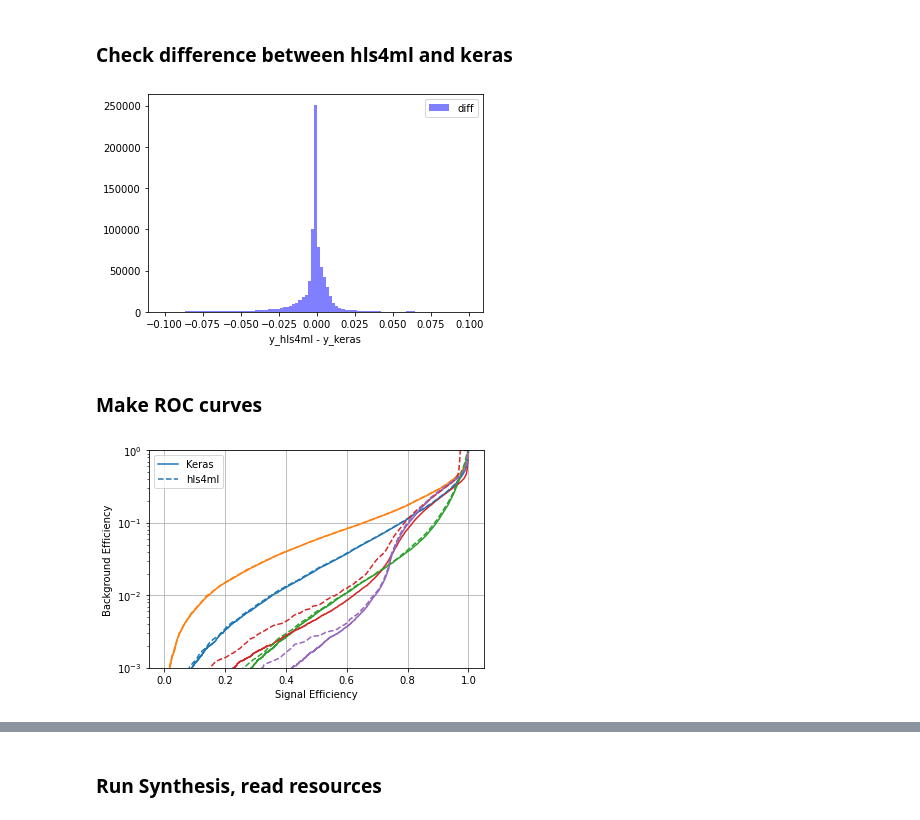
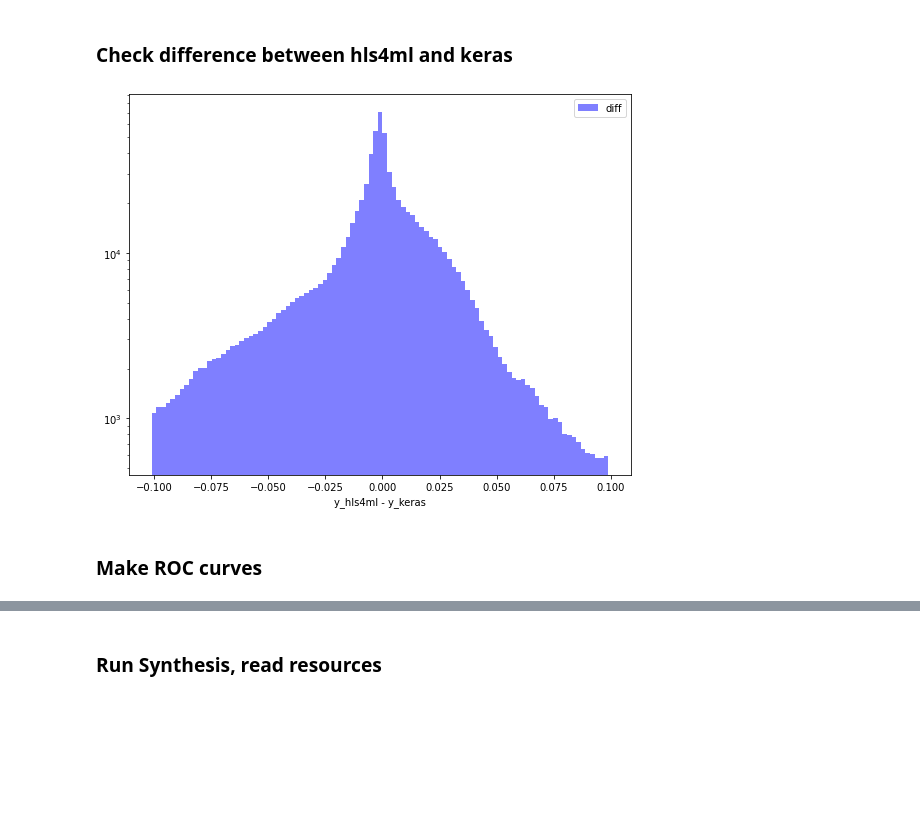
Before and after one commit to jmduarte/HLS_hls4ml_Tutorial, a Jupyter notebook: hls4ml/lab2/hls4ml_API.ipynb, the cells around one changed output, grey strips where cells are left out. Saved outputs shown, nothing was run; the diff lists cells and outputs as text; code cells hidden in the pictures; blank space fills up the shorter version.

```diff
--- a/hls4ml/lab2/hls4ml_API.ipynb
+++ b/hls4ml/lab2/hls4ml_API.ipynb
@@ -40,11 +41,19 @@ def three_layer_model(Inputs, nclasses, l1Reg=0, name='model_1'):
     model = Model(inputs=Inputs, outputs=predictions, name=name)
     return model
 # %%
-keras_model = three_layer_model(Input(shape=X_train_val.shape[1:], name='input_1'), y_train_val.shape[1], l1Reg=0.001)
-keras_model.compile(optimizer='adam',loss='categorical_crossentropy', metrics=['acc'])
-keras_model.fit(X_train_val, y_train_val,
-                validation_split = 0.25, epochs = 20,
-                callbacks = [tf.keras.callbacks.EarlyStopping(monitor='val_loss',
-                                                              patience=5,
-                                                              restore_best_weights=True)])
-keras_model.save('keras_3layer.h5',save_format='h5', overwrite=True)
+train = False
+if train:
+    keras_model = three_layer_model(Input(shape=X_train_val.shape[1:], name='input_1'), y_train_val.shape[1], l1Reg=0.001)
+    keras_model.compile(optimizer='adam',loss='categorical_crossentropy', metrics=['acc'])
+    keras_model.fit(X_train_val, y_train_val, batch_size=1024,
+                    validation_split = 0.25, epochs = 30,
+                    callbacks = [tf.keras.callbacks.EarlyStopping(monitor='val_loss',
+                                                                  patience=5,
+                                                                  restore_best_weights=True)])
+    keras_model.save('keras_3layer.h5',save_format='h5', overwrite=True)
+    keras_model.summary()
+    y_keras = keras_model.predict(X_test)
+else:
+    keras_model = tf.keras.models.load_model('keras_3layer.h5')
+    keras_model.summary()
+    y_keras = keras_model.predict(X_test)
@@ -77,7 +79,7 @@ _________________________________________________________________
 ### Create the hls4ml model and run C Simulation to get expected, quantized output
 # %%
 hls_cfg = hls4ml.utils.config_from_keras_model(keras_model, granularity='name')
-hls_model = hls4ml.converters.convert_from_keras_model(keras_model, output_dir='my-hls-test', hls_config=hls_cfg)
+hls_model = hls4ml.converters.convert_from_keras_model(keras_model, output_dir='hls4ml_keras_prj', hls_config=hls_cfg)
 hls_model.compile()
 y_hls4ml = hls_model.predict(X_test)
 # %% [output]
@@ -101,35 +103,14 @@ Done
 # %% [markdown]
 ### Check difference between hls4ml and keras
 # %%
+plt.figure(figsize=(9, 7))
 h, b = np.histogram((y_hls4ml - y_keras).flatten(), bins=np.linspace(-0.1,0.1,100))
 plt.bar(b[:-1], h, width=b[1]-b[0], color='b', alpha=0.5, label='diff')
 plt.legend()
+plt.semilogy()
 plt.xlabel('y_hls4ml - y_keras')
 plt.savefig('residual.png')
 # %% [output]
-[figure, old version]
+[figure, new version]
 # %% [markdown]
 ### Make ROC curves
-# %%
-from sklearn.metrics import roc_curve
-def roc(y_true, y, linestyle):
-    for i in range(y_true.shape[1]):
-        fpr, tpr, _ = roc_curve(y_true[:,i], y[:,i])
-        plt.plot(tpr, fpr, linestyle=linestyle)
-
-roc(y_test, y_keras, '-')
-plt.gca().set_prop_cycle(None)
-roc(y_test, y_hls4ml, '--')
-plt.semilogy()
-plt.xlabel("Signal Efficiency")
-plt.ylabel("Background Efficiency")
-plt.ylim(0.001,1)
-plt.grid(True)
-
-from matplotlib.lines import Line2D
-lines = [Line2D([0], [0], ls='-'),
-         Line2D([0], [0], ls='--')]
-plt.legend(lines, ['Keras', 'hls4ml'])
-plt.savefig('ROC.png')
-# %% [output]
-[figure, removed]
```
Also changed, not shown: parts of 6 cells of this notebook, 6 other files.
